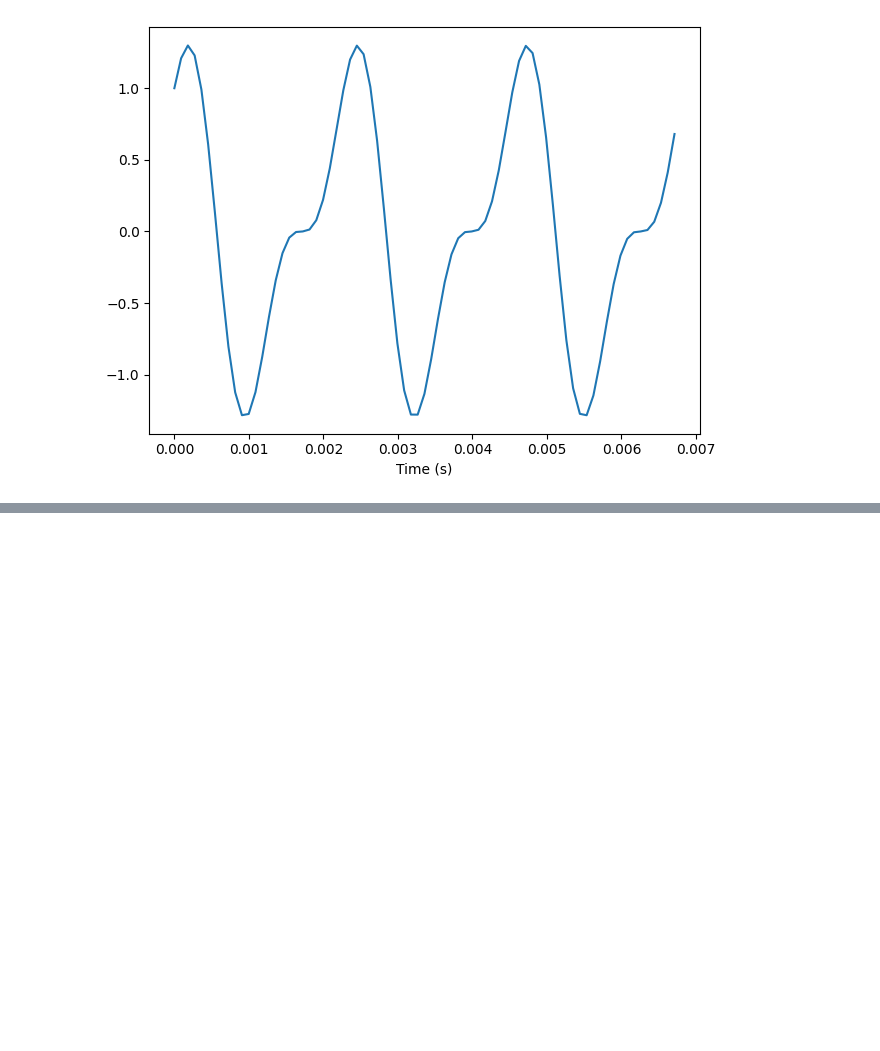
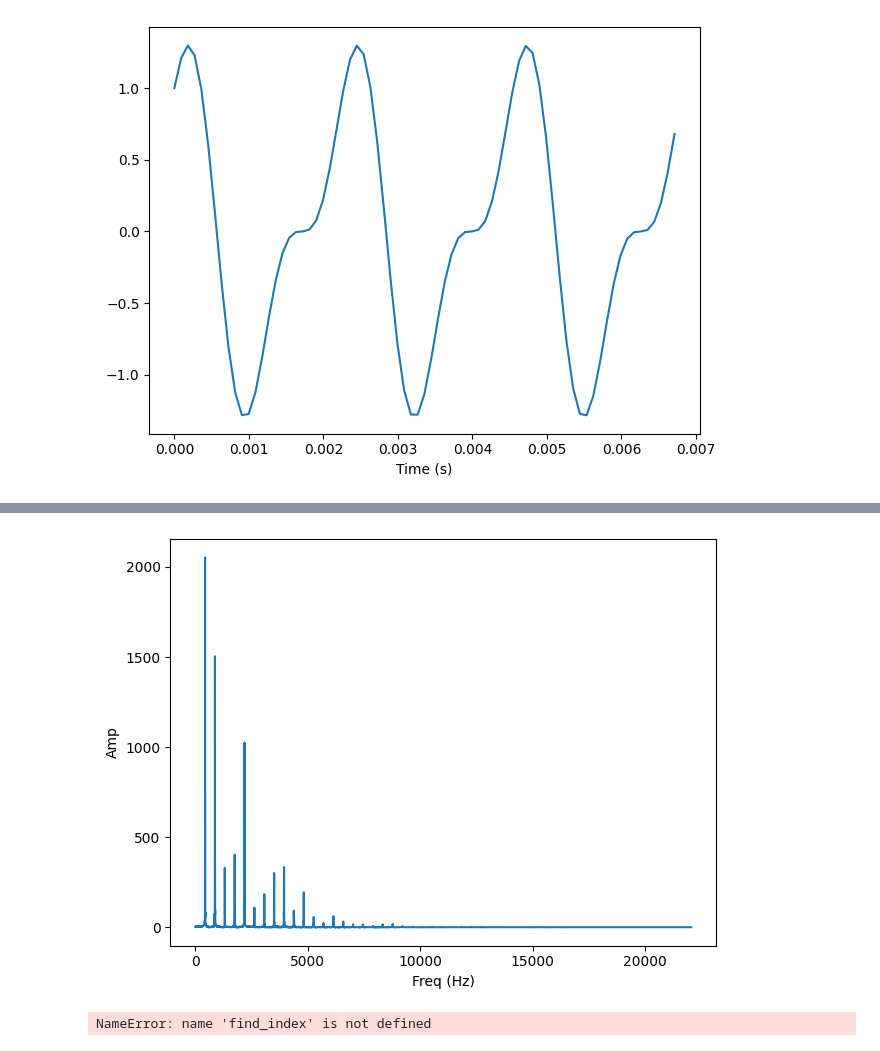
Before and after one commit to damiansp/completePython, a Jupyter notebook: dsp/1_sounds_and_signals/3_signals.ipynb, the cells around one changed output, grey strips where cells are left out. Drawn from its saved outputs; the diff is of its cells as text; code cells hidden in the pictures; blank space fills up the shorter version.

```diff
--- a/dsp/1_sounds_and_signals/3_signals.ipynb
+++ b/dsp/1_sounds_and_signals/3_signals.ipynb
@@ -144,0 +169,12 @@ AttributeError: 'Wave' object has no attribute 'apodize'
+# %%
+spectrum = seg.make_spectrum()
+# %%
+spectrum.plot()
+dsp.decorate(xlabel='Freq (Hz)');
+# %% [output]
+[figure, added]
+# %%
+spectrum.plot(high=10_000)
+dsp.decorate(xlabel='Freq (Hz)');
+# %% [output]
+NameError: name 'find_index' is not defined
```
Also changed, not shown: parts of 8 cells of this notebook, 2 other files.
